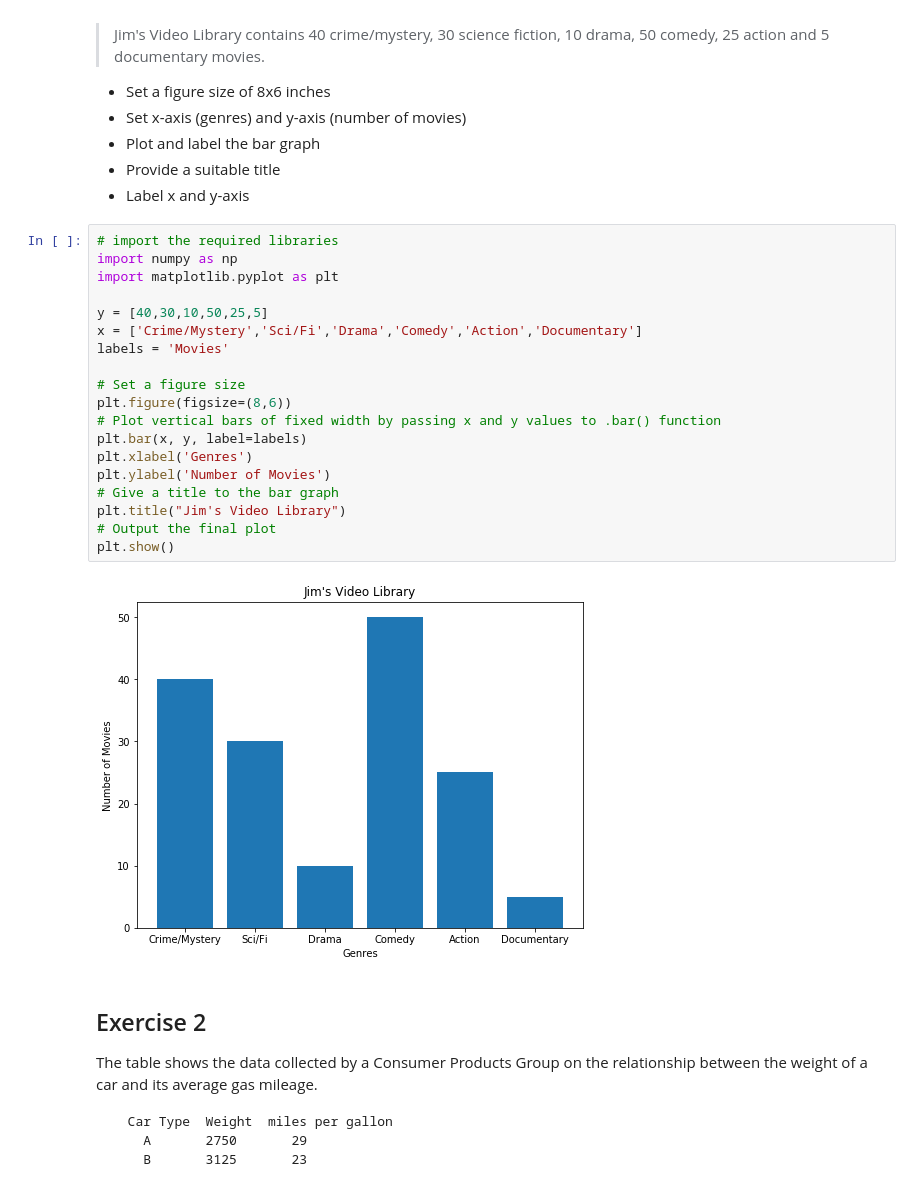
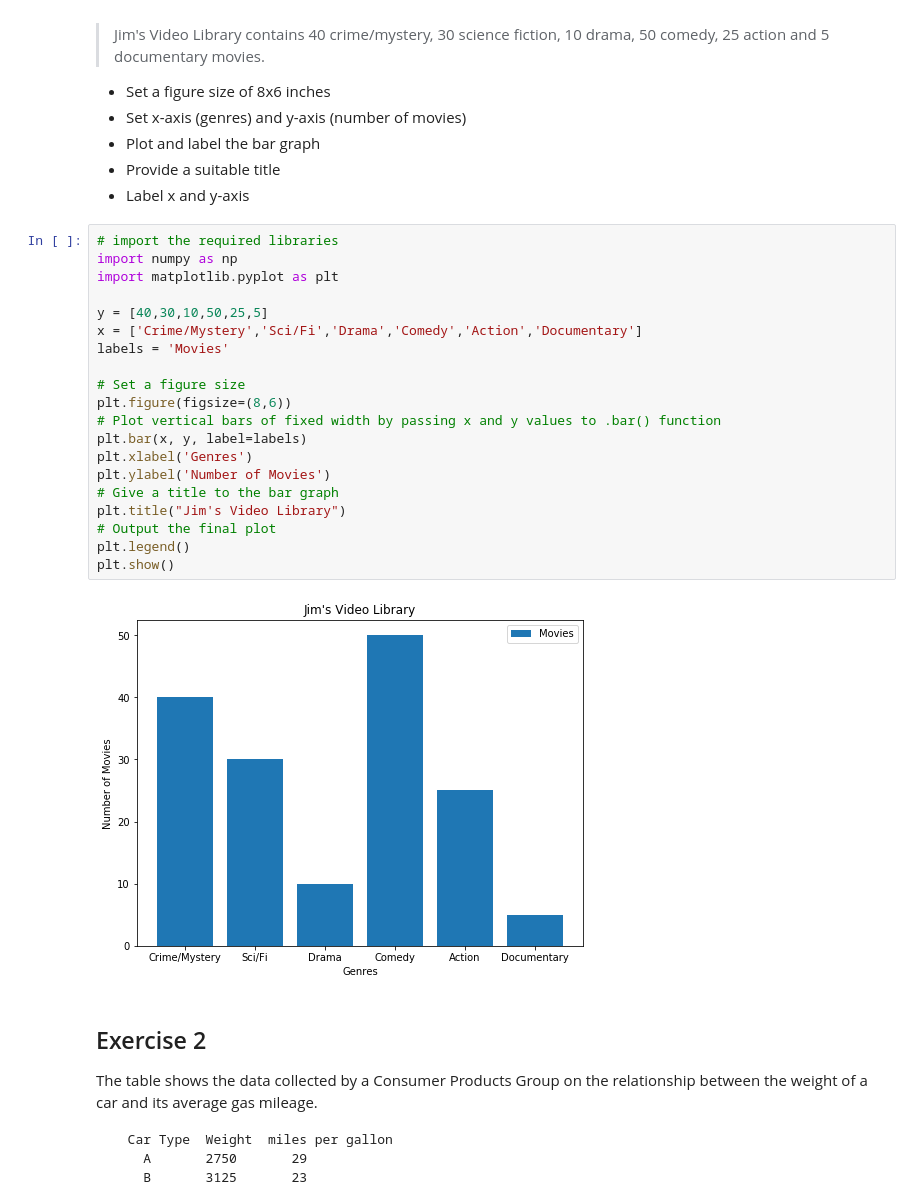
Before and after one commit to joaobretas/dsc-0-01-22-visualizing-data-lab-online-ds-sp-000, a Jupyter notebook: index.ipynb, the cells around one changed output. Drawn from its saved outputs; the diff is of its cells as text.

```diff
--- a/index.ipynb
+++ b/index.ipynb
@@ -23,24 +23,25 @@ Make a vertical bar graph using `plt.bar()` for the following set of data:
 # %%
 # import the required libraries
 import numpy as np
 import matplotlib.pyplot as plt
 
 y = [40,30,10,50,25,5]
 x = ['Crime/Mystery','Sci/Fi','Drama','Comedy','Action','Documentary']
 labels = 'Movies'
 
 # Set a figure size
 plt.figure(figsize=(8,6))
 # Plot vertical bars of fixed width by passing x and y values to .bar() function
 plt.bar(x, y, label=labels)
 plt.xlabel('Genres')
 plt.ylabel('Number of Movies')
 # Give a title to the bar graph
 plt.title("Jim's Video Library")
 # Output the final plot
+plt.legend()
 plt.show()
 # %% [output]
-[figure, old version]
+[figure, new version]
 # %% [markdown]
 ## Exercise 2
 
```
